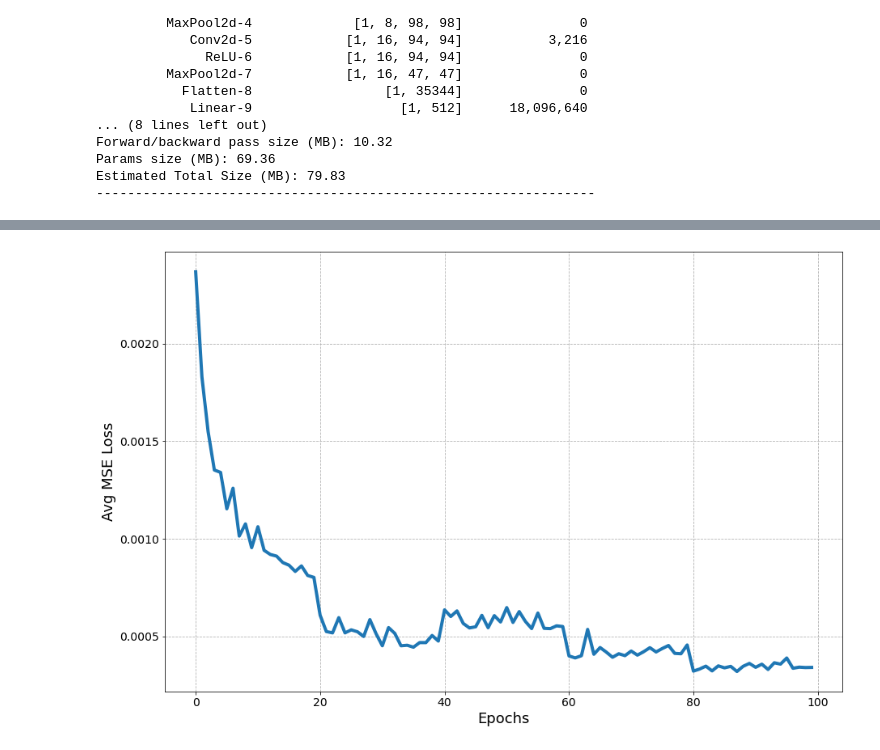
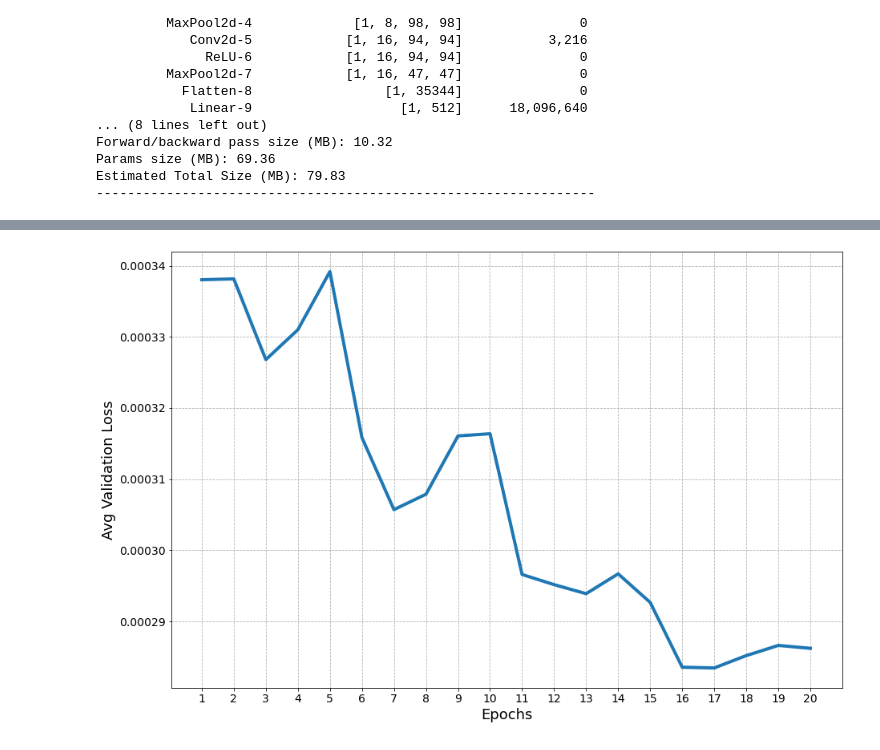
Before and after one commit to nerovalerius/hbd_estimation_cnn, a Jupyter notebook: cnn.ipynb, the cells around one changed output, grey strips where cells are left out. Cells and saved outputs as stored; diff of their text form; code cells hidden in the pictures.

```diff
--- a/cnn.ipynb
+++ b/cnn.ipynb
@@ -175,23 +161,19 @@ class ConvNet(nn.Module):
 # TRAIN LOOP
 ##############################################################
 
-def train_loop(dataloader, model, loss_fn, optimizer):
-    print("Train:")
-    size = len(dataloader.dataset)
-    for batch, (X, y) in enumerate(dataloader):
+def train_epoch(model,dataloader,loss_fn,optimizer):
+    train_loss,train_correct=0.0,0
+    model.train()
+    for images, labels in dataloader:
 
-        # Compute prediction and loss
-        pred = model(X)
-        loss = loss_fn(pred, y)
-
-        # Backpropagation
         optimizer.zero_grad()
+        output = model(images)
+        loss = loss_fn(output,labels)
         loss.backward()
         optimizer.step()
+        train_loss += loss.item() * images.size(0)
 
-        if batch % 50 == 0:
-            loss, current = loss.item(), batch * len(X)
-            print(f"loss: {loss:>7f}  [{current:>5d}/{size:>5d}]")
+    return train_loss
 # %%
 ##############################################################
 # TEST LOOP
@@ -288,19 +458,22 @@ print("Done!")
 # %%
 ##############################################################
 # PLOTS
 ##############################################################
 
 #################################
 # LOSS FUNCTION
 #################################
 
+x = foldperf['fold{}'.format(f)]['train_loss']
 plt.figure(figsize=(15, 10))
-plt.plot(avg_losses, linewidth=4)
+plt.plot(x, linewidth=4)
 plt.yticks(fontsize=14)
-plt.xticks(fontsize=14)
-plt.ylabel('Avg MSE Loss', fontsize=18)
+plt.xticks(range(0,21),fontsize=14)
+plt.xticks(np.arange(len(x)), np.arange(1, len(x)+1))
+
+plt.ylabel('Avg Validation Loss', fontsize=18)
 plt.xlabel('Epochs', fontsize=18)
 plt.grid(which='both', linestyle='--')
 plt.show()
 # %% [output]
-[figure, old version]
+[figure, new version]
```
Also changed, not shown: parts of 6 cells of this notebook, 1 other file.
